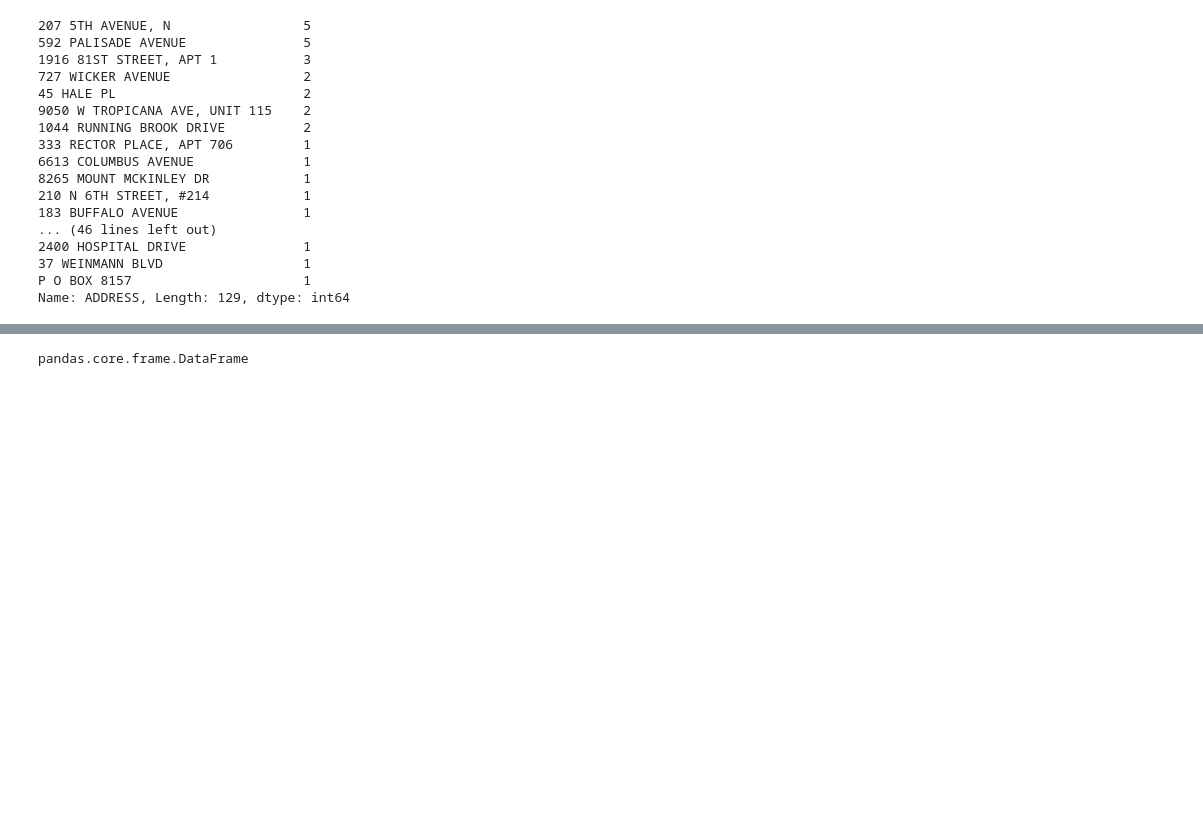
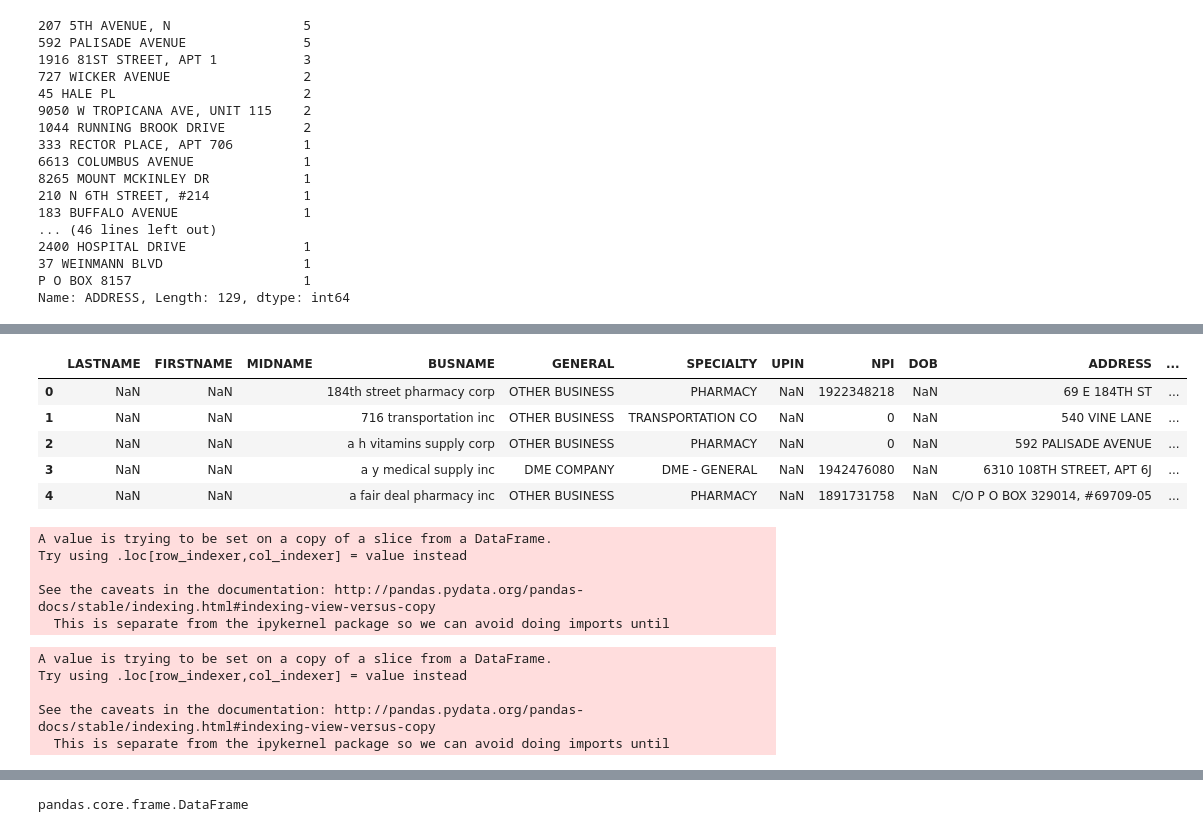
Before and after one commit to radsn/Medicare_anomaly_detection, a Jupyter notebook: capstone_hcpcs10.ipynb, the cells around one changed output, grey strips where cells are left out. Drawn from its saved outputs; the diff is of its cells as text; code cells hidden in the pictures; blank space fills up the shorter version.

```diff
--- a/capstone_hcpcs10.ipynb
+++ b/capstone_hcpcs10.ipynb
@@ -574,0 +801,11 @@ Name: ADDRESS, Length: 129, dtype: int64
+# %%
+## split the address field on the comma and create a temp new data frame with split value columns
+## Splitting is needed to remove things like Suite and Apartment, and move it to a separate column.
+
+new = leie_org['ADDRESS'].str.split(",", n = 1, expand = True)
+
+# make a seprate var for street 1 from the 'new' df
+leie_org["Street_1"]= new[0]
+
+# make a separate var for street 2 from 'new' df
+leie_org["Street_2"]= new[1]
@@ -574,0 +822,29 @@ Name: ADDRESS, Length: 129, dtype: int64
+# %%
+leie_org.head()
+# %% [output]
+|  | LASTNAME | FIRSTNAME | MIDNAME | BUSNAME | GENERAL | SPECIALTY | UPIN | NPI | DOB | ADDRESS | ... |
+| 0 | NaN | NaN |  | 184th street pharmacy corp | OTHER BUSINESS | PHARMACY | NaN | 1922348218 | NaN | 69 E 184TH ST | ... |
+| 1 | NaN | NaN |  | 716 transportation inc | OTHER BUSINESS | TRANSPORTATION CO | NaN | 0 | NaN | 540 VINE LANE | ... |
+| 2 | NaN | NaN |  | a h vitamins supply corp | OTHER BUSINESS | PHARMACY | NaN | 0 | NaN | 592 PALISADE AVENUE | ... |
+| 3 | NaN | NaN |  | a y medical supply inc | DME COMPANY | DME - GENERAL | NaN | 1942476080 | NaN | 6310 108TH STREET, APT 6J | ... |
+| 4 | NaN | NaN |  | a fair deal pharmacy inc | OTHER BUSINESS | PHARMACY | NaN | 1891731758 | NaN | C/O P O BOX 329014, #69709-05 | ... |
+# %%
+## Convert Street_1 address to lower case
+
+leie_org['Street_1']= leie_org['Street_1'].apply(lambda x: x.lower())
+# %% [output]
+A value is trying to be set on a copy of a slice from a DataFrame.
+Try using .loc[row_indexer,col_indexer] = value instead
+
+See the caveats in the documentation: http://pandas.pydata.org/pandas-docs/stable/indexing.html#indexing-view-versus-copy
+  This is separate from the ipykernel package so we can avoid doing imports until
+# %%
+## Remove punctuations etc from Street_1 name. This version uses Regex.
+
+leie_org['Street_1'] = leie_org['Street_1'].str.replace(r'[^\w\s]+', '')
+# %% [output]
+A value is trying to be set on a copy of a slice from a DataFrame.
+Try using .loc[row_indexer,col_indexer] = value instead
+
+See the caveats in the documentation: http://pandas.pydata.org/pandas-docs/stable/indexing.html#indexing-view-versus-copy
+  This is separate from the ipykernel package so we can avoid doing imports until
```
Also changed, not shown: parts of 45 cells of this notebook.
